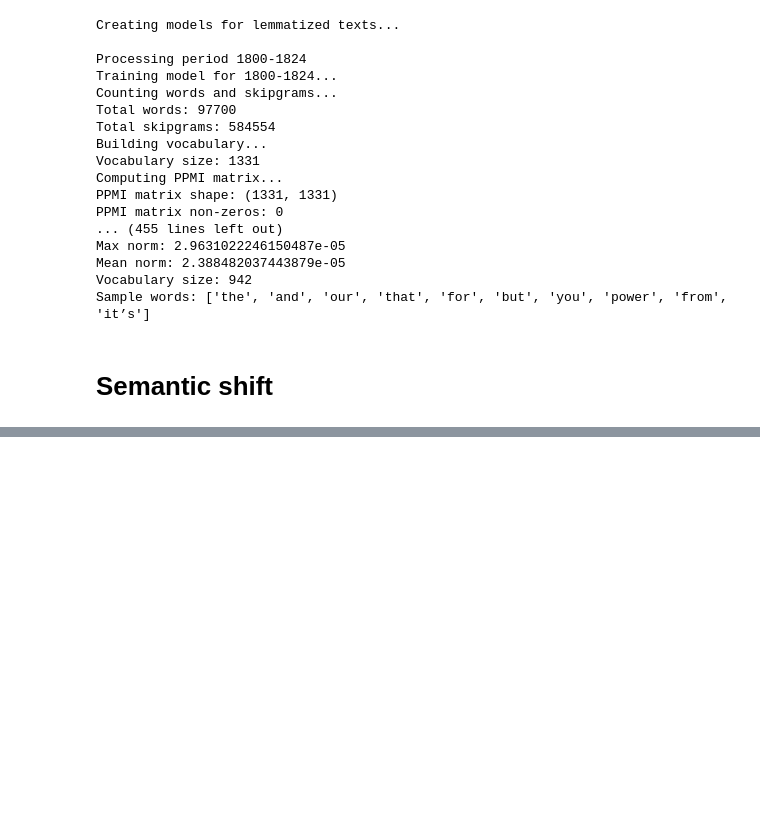
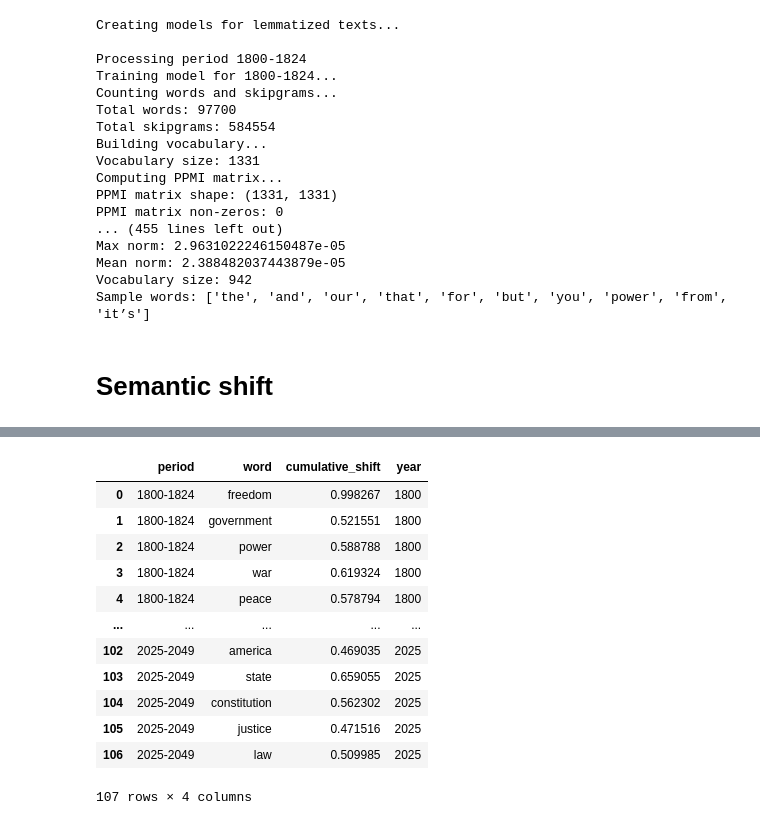
Before and after one commit to crow-intelligence/chronowords, a Jupyter notebook: examples/presidential_speeches.ipynb, the cells around one changed output, grey strips where cells are left out. Saved outputs shown, nothing was run; the diff lists cells and outputs as text; code cells hidden in the pictures; blank space fills up the shorter version.

```diff
--- a/examples/presidential_speeches.ipynb
+++ b/examples/presidential_speeches.ipynb
@@ -173,0 +317,40 @@ Sample words: ['the', 'and', 'our', 'that', 'for', 'but', 'you', 'power', 'from'
+# %%
+shift_data = []
+# Use first period as reference
+base_period = periods[0]
+base_model = models[base_period]
+
+for current_period in periods[1:]:
+    current_model = models[current_period]
+    aligner = ProcustesAligner()
+    metrics = aligner.fit(
+        base_model['embeddings'],
+        current_model['embeddings'],
+        base_model['vocabulary'],
+        current_model['vocabulary']
+    )
+
+    for word in target_words:
+        sim = aligner.get_word_similarity(word, base_model['embeddings'], current_model['embeddings'])
+        if sim is not None:
+            shift_data.append({
+                'period': current_period,
+                'word': word,
+                'cumulative_shift': 1 - sim
+            })
+
+df_cumulative = pd.DataFrame(shift_data)
+df_cumulative['year'] = df_cumulative['period'].apply(lambda x: int(x.split('-')[0]))
+
+cumulative_timeline = alt.Chart(df_cumulative).mark_line(point=True).encode(
+    x=alt.X('year:Q', title='Year'),
+    y=alt.Y('cumulative_shift:Q', title='Cumulative Semantic Change from 1775'),
+    color='word:N',
+    tooltip=['word', 'year', 'cumulative_shift']
+).properties(
+    width=800,
+    height=400,
+    title='Cumulative Semantic Shifts from First Period'
+).interactive()
+
+cumulative_timeline
@@ -173,0 +359,16 @@ Sample words: ['the', 'and', 'our', 'that', 'for', 'but', 'you', 'power', 'from'
+# %%
+df_cumulative
+# %% [output]
+|  | period | word | cumulative_shift | year |
+| 0 | 1800-1824 | freedom | 0.998267 | 1800 |
+| 1 | 1800-1824 | government | 0.521551 | 1800 |
+| 2 | 1800-1824 | power | 0.588788 | 1800 |
+| 3 | 1800-1824 | war | 0.619324 | 1800 |
+| 4 | 1800-1824 | peace | 0.578794 | 1800 |
+| ... | ... | ... | ... | ... |
+| 102 | 2025-2049 | america | 0.469035 | 2025 |
+| 103 | 2025-2049 | state | 0.659055 | 2025 |
+| 104 | 2025-2049 | constitution | 0.562302 | 2025 |
+| 105 | 2025-2049 | justice | 0.471516 | 2025 |
+| 106 | 2025-2049 | law | 0.509985 | 2025 |
+107 rows × 4 columns
```
Also changed, not shown: parts of 6 cells of this notebook, 7 other files.
